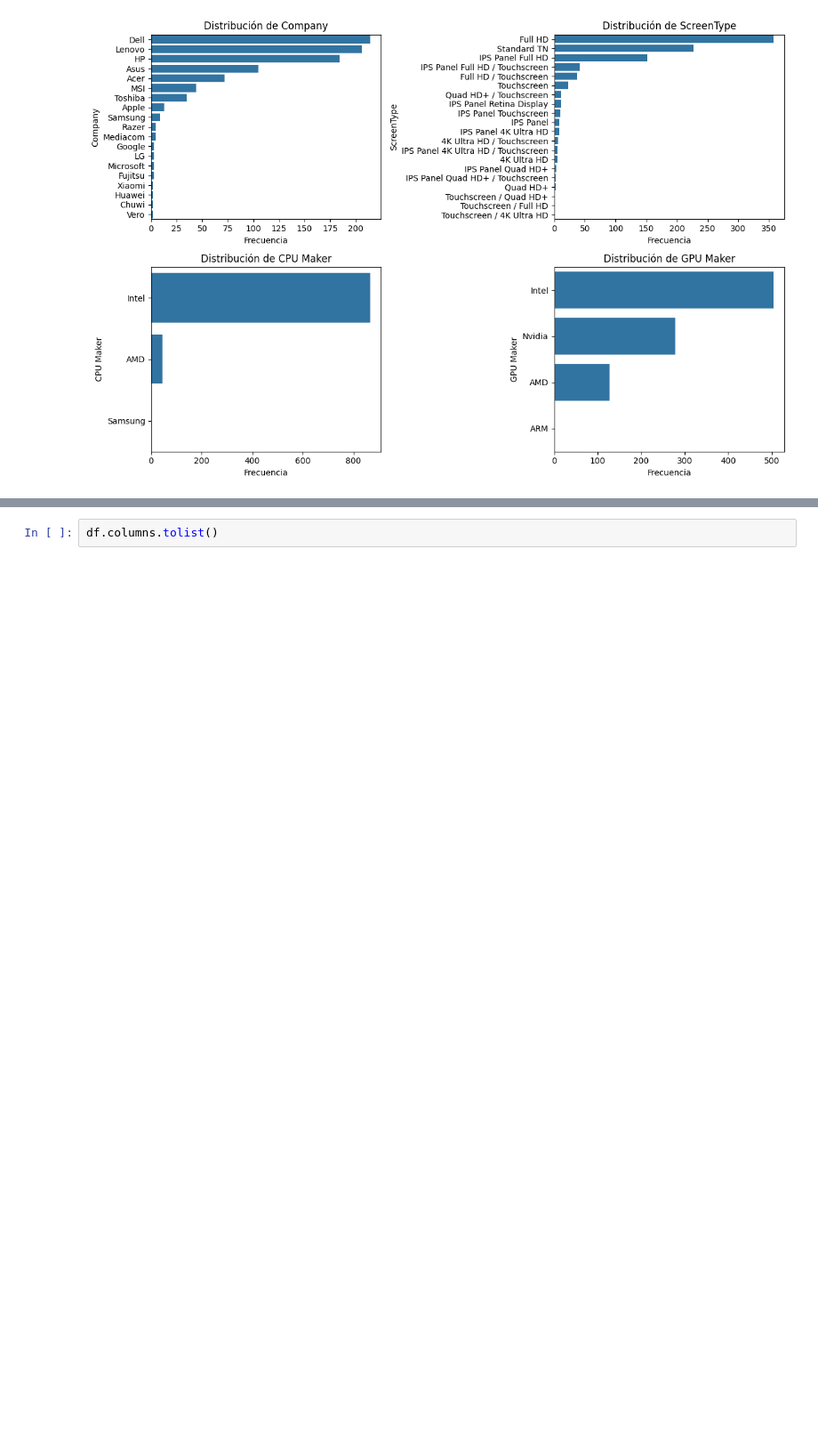
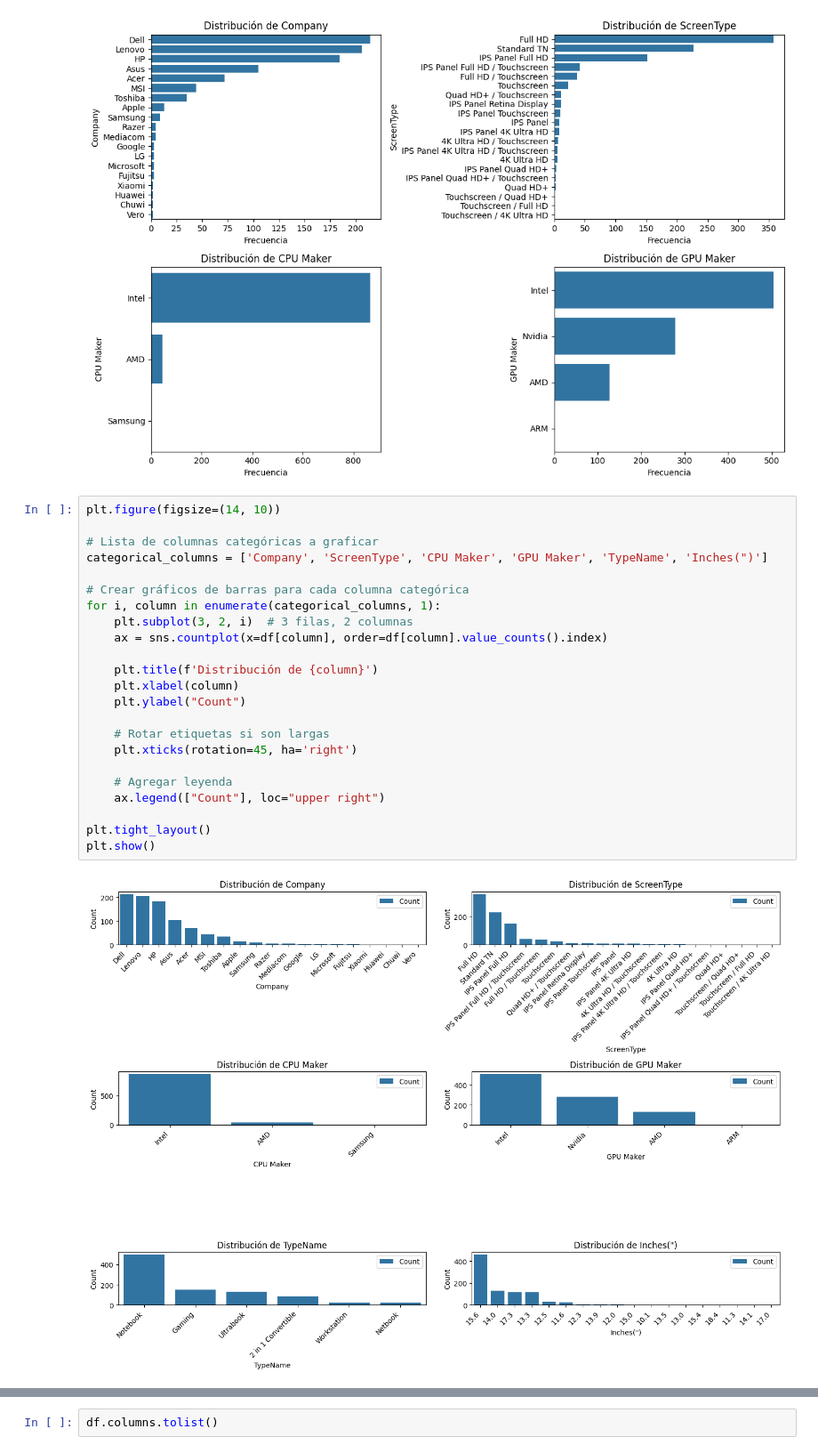
Before and after one commit to angelgvill/DS102024, a Jupyter notebook: 3-MachineLearning/2-Supervisado/Ejercicios/ordenadores_agv.ipynb, the cells around one changed output, grey strips where cells are left out. Shown at 89% size. Drawn from its saved outputs; the diff is of its cells as text; blank space fills up the shorter version.

```diff
--- a/3-MachineLearning/2-Supervisado/Ejercicios/ordenadores_agv.ipynb
+++ b/3-MachineLearning/2-Supervisado/Ejercicios/ordenadores_agv.ipynb
@@ -668,3 +666,28 @@ plt.tight_layout()
 plt.show()
 # %% [output]
 [figure]
+# %%
+plt.figure(figsize=(14, 10))
+
+# Lista de columnas categóricas a graficar
+categorical_columns = ['Company', 'ScreenType', 'CPU Maker', 'GPU Maker', 'TypeName', 'Inches(")']
+
+# Crear gráficos de barras para cada columna categórica
+for i, column in enumerate(categorical_columns, 1):
+    plt.subplot(3, 2, i)  # 3 filas, 2 columnas
+    ax = sns.countplot(x=df[column], order=df[column].value_counts().index)
+
+    plt.title(f'Distribución de {column}')
+    plt.xlabel(column)
+    plt.ylabel("Count")
+
+    # Rotar etiquetas si son largas
+    plt.xticks(rotation=45, ha='right')
+
+    # Agregar leyenda
+    ax.legend(["Count"], loc="upper right")
+
+plt.tight_layout()
+plt.show()
+# %% [output]
+[figure, added]
```
Also changed, not shown: parts of 43 cells of this notebook, 3 other files.
